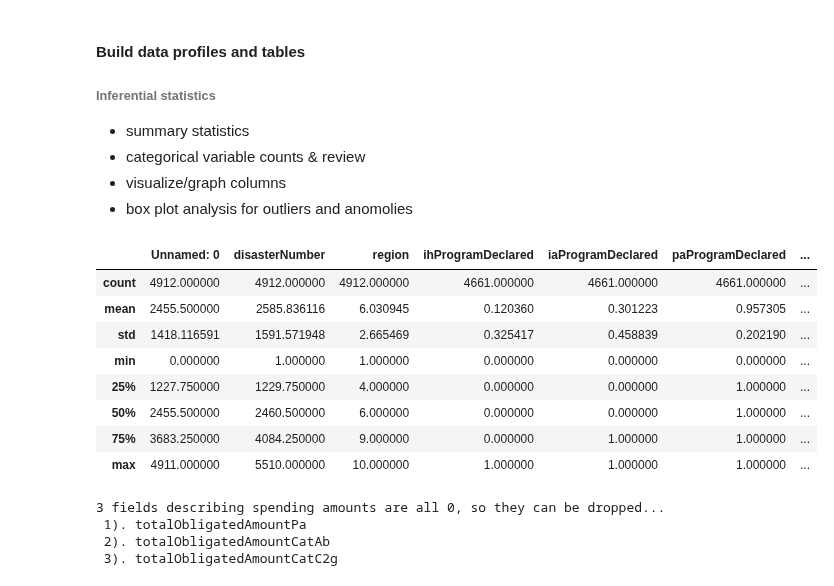
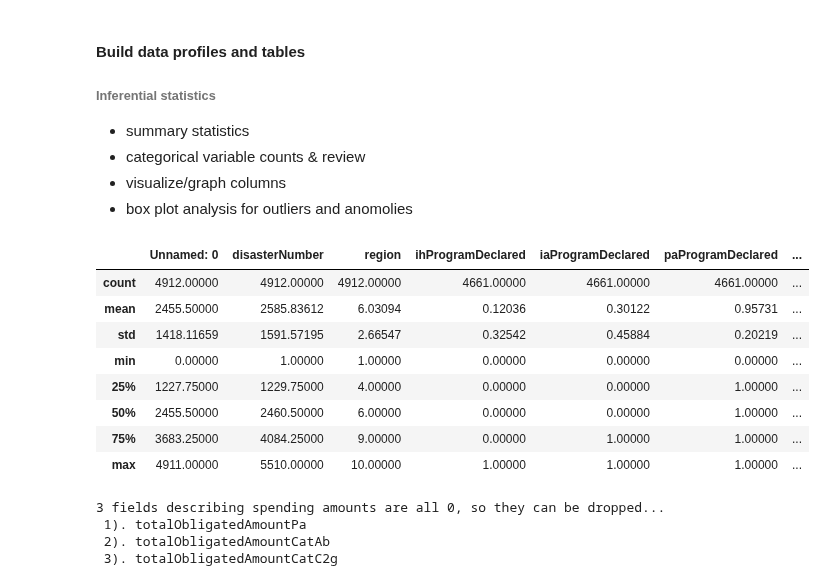
Before and after one commit to mdgarber/FEMADisasterCostForecasting, a Jupyter notebook: femadisastercostforecasting/notebooks/FEMA-EDA.ipynb, the cells around one changed output. Cells and saved outputs as stored; diff of their text form; code cells hidden in the pictures.

Commit message:
remove scientific notation format - pre-test pair plot

```diff
--- a/femadisastercostforecasting/notebooks/FEMA-EDA.ipynb
+++ b/femadisastercostforecasting/notebooks/FEMA-EDA.ipynb
@@ -31,18 +31,18 @@ import seaborn as sns
 #Load cleaned data
 femaDataClean = pd.read_csv('../data/interim/femaMasterData_clean.csv')
 # %%
-#display summary statistics table
-femaDataClean.describe()
+#display summary statistics table but kill the scientific notation format)
+femaDataClean.describe().apply(lambda s: s.apply('{0:.5f}'.format))
 # %% [output]
 |  | Unnamed: 0 | disasterNumber | region | ihProgramDeclared | iaProgramDeclared | paProgramDeclared | ... |
-| count | 4912.000000 | 4912.000000 | 4912.000000 | 4661.000000 | 4661.000000 | 4661.000000 | ... |
-| mean | 2455.500000 | 2585.836116 | 6.030945 | 0.120360 | 0.301223 | 0.957305 | ... |
-| std | 1418.116591 | 1591.571948 | 2.665469 | 0.325417 | 0.458839 | 0.202190 | ... |
-| min | 0.000000 | 1.000000 | 1.000000 | 0.000000 | 0.000000 | 0.000000 | ... |
-| 25% | 1227.750000 | 1229.750000 | 4.000000 | 0.000000 | 0.000000 | 1.000000 | ... |
-| 50% | 2455.500000 | 2460.500000 | 6.000000 | 0.000000 | 0.000000 | 1.000000 | ... |
-| 75% | 3683.250000 | 4084.250000 | 9.000000 | 0.000000 | 1.000000 | 1.000000 | ... |
-| max | 4911.000000 | 5510.000000 | 10.000000 | 1.000000 | 1.000000 | 1.000000 | ... |
+| count | 4912.00000 | 4912.00000 | 4912.00000 | 4661.00000 | 4661.00000 | 4661.00000 | ... |
+| mean | 2455.50000 | 2585.83612 | 6.03094 | 0.12036 | 0.30122 | 0.95731 | ... |
+| std | 1418.11659 | 1591.57195 | 2.66547 | 0.32542 | 0.45884 | 0.20219 | ... |
+| min | 0.00000 | 1.00000 | 1.00000 | 0.00000 | 0.00000 | 0.00000 | ... |
+| 25% | 1227.75000 | 1229.75000 | 4.00000 | 0.00000 | 0.00000 | 1.00000 | ... |
+| 50% | 2455.50000 | 2460.50000 | 6.00000 | 0.00000 | 0.00000 | 1.00000 | ... |
+| 75% | 3683.25000 | 4084.25000 | 9.00000 | 0.00000 | 1.00000 | 1.00000 | ... |
+| max | 4911.00000 | 5510.00000 | 10.00000 | 1.00000 | 1.00000 | 1.00000 | ... |
 # %%
 #comment on 0 value columns
 print('3 fields describing spending amounts are all 0, so they can be dropped...\n 1). totalObligatedAmountPa \n 2). totalObligatedAmountCatAb \n 3). totalObligatedAmountCatC2g')
```
Also changed, not shown: parts of 5 cells of this notebook.
